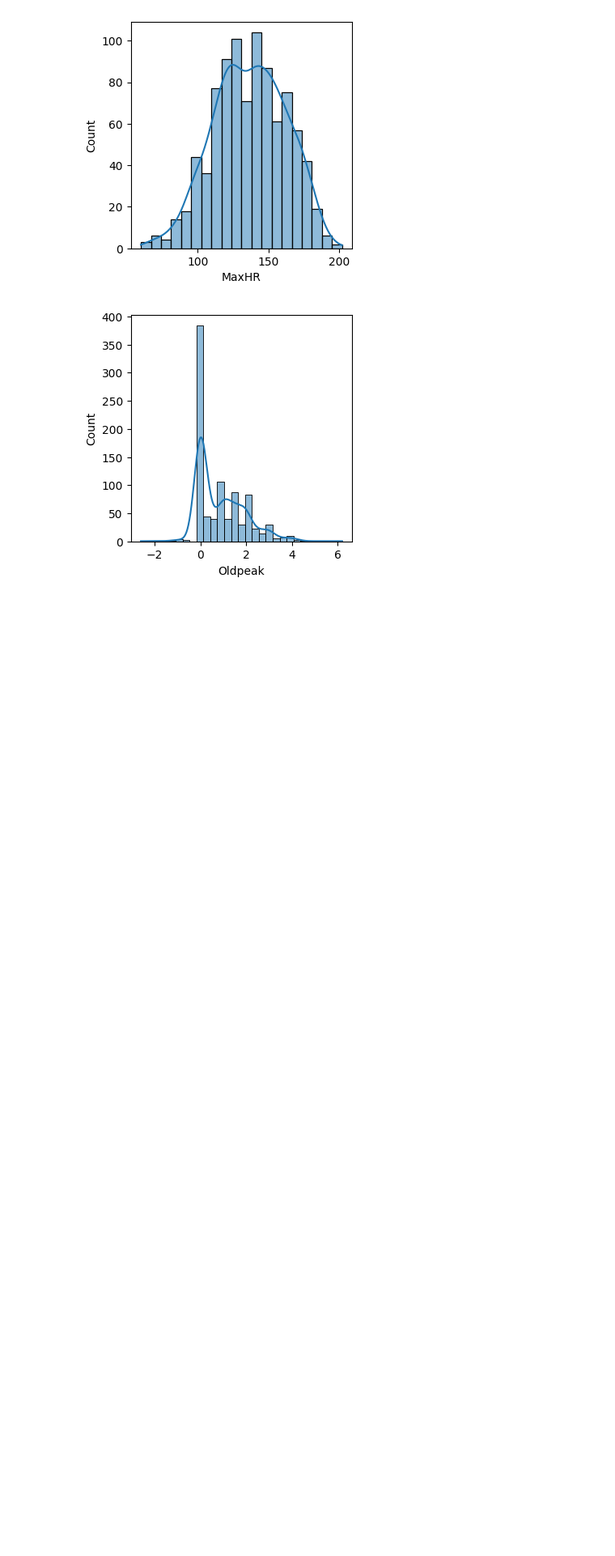
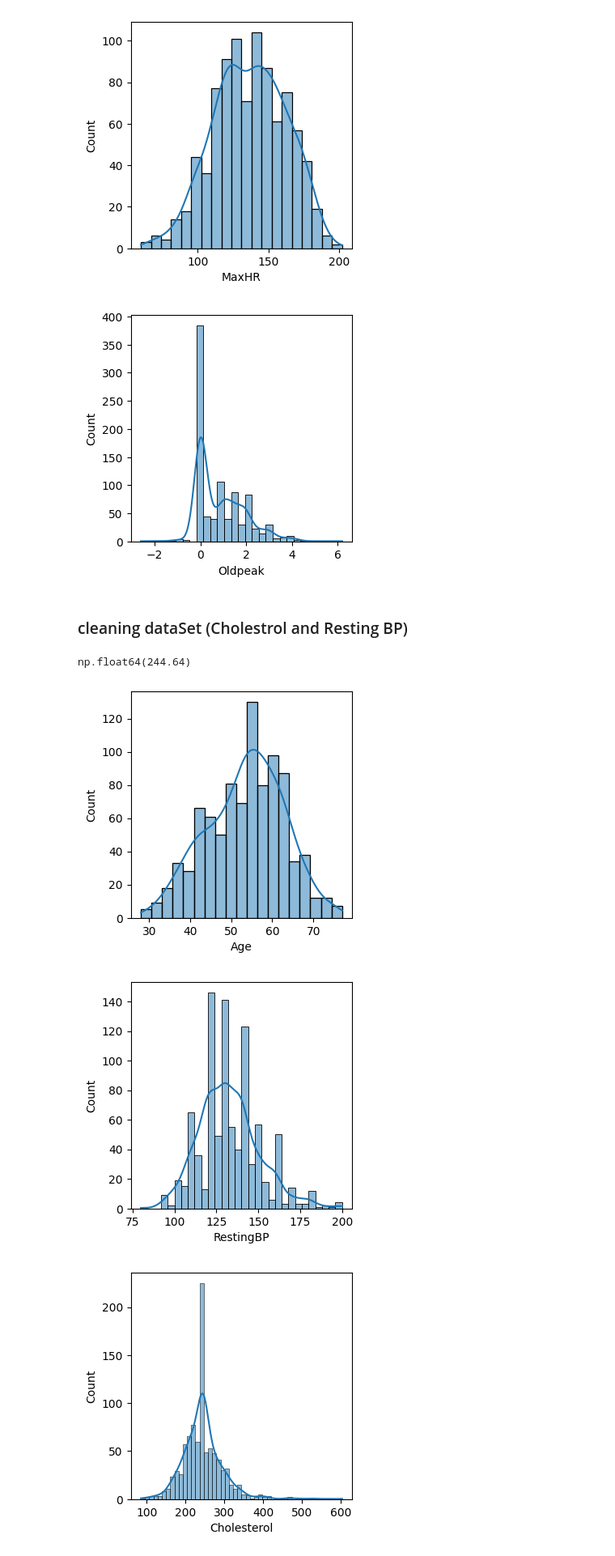
Before and after one commit to Kabeer07-dev/MachineLearning, a Jupyter notebook: heart.ipynb, the cells around one changed output. Shown at 81% size. Drawn from its saved outputs; the diff is of its cells as text; code cells hidden in the pictures; blank space fills up the shorter version.

Commit message:
clean dataset (cholesterol and restingBP)

```diff
--- a/heart.ipynb
+++ b/heart.ipynb
@@ -72,3 +72,11 @@ for i,feature in enumerate(numeric_feature):
 [figure]
 [figure]
 [figure]
+# %% [markdown]
+### cleaning dataSet (Cholestrol and Resting BP)
+# %%
+mean_ch = df.loc[df['Cholesterol'] != 0,'Cholesterol'].mean()
+mean_ch = mean_ch.round(2)
+mean_ch
+# %% [output]
+np.float64(244.64)
@@ -74,0 +90,7 @@ for i,feature in enumerate(numeric_feature):
+# %%
+for i,feature in enumerate(numeric_feature):
+    plotting(feature,i+1)
+# %% [output]
+[figure, added]
+[figure, added]
+[figure, added]
```
Also changed, not shown: parts of 3 cells of this notebook.
